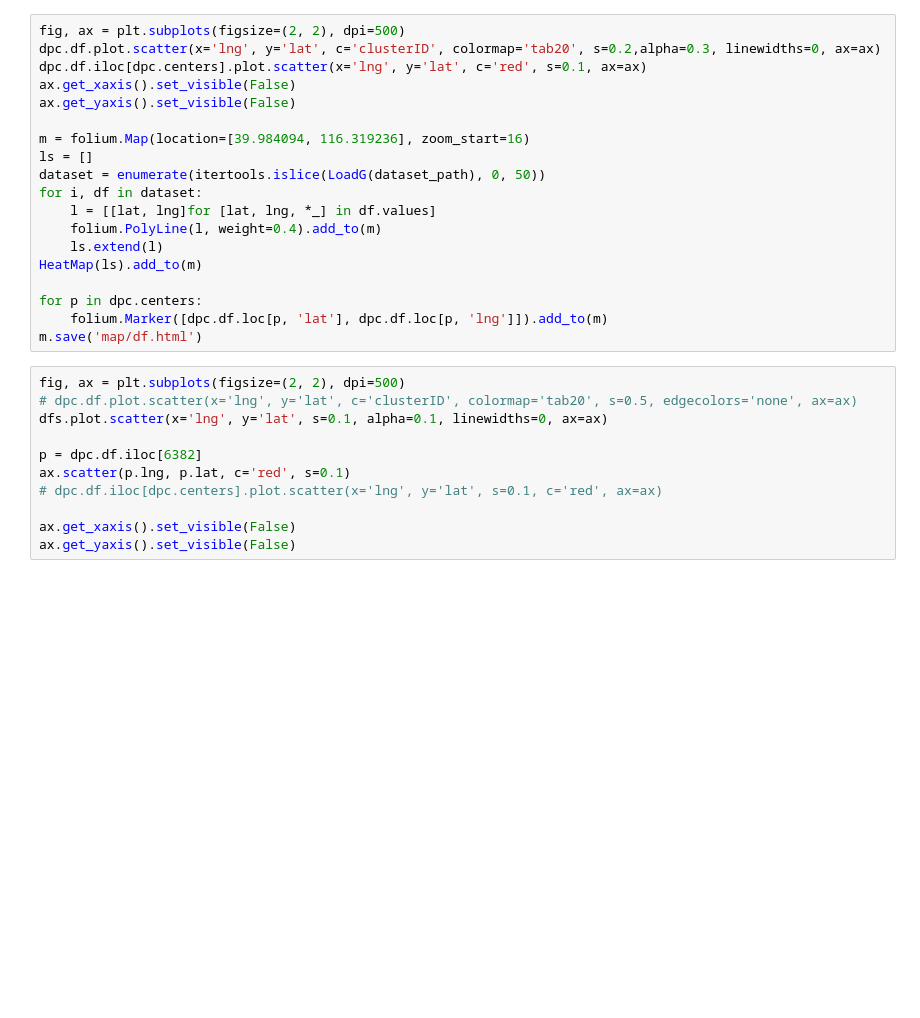
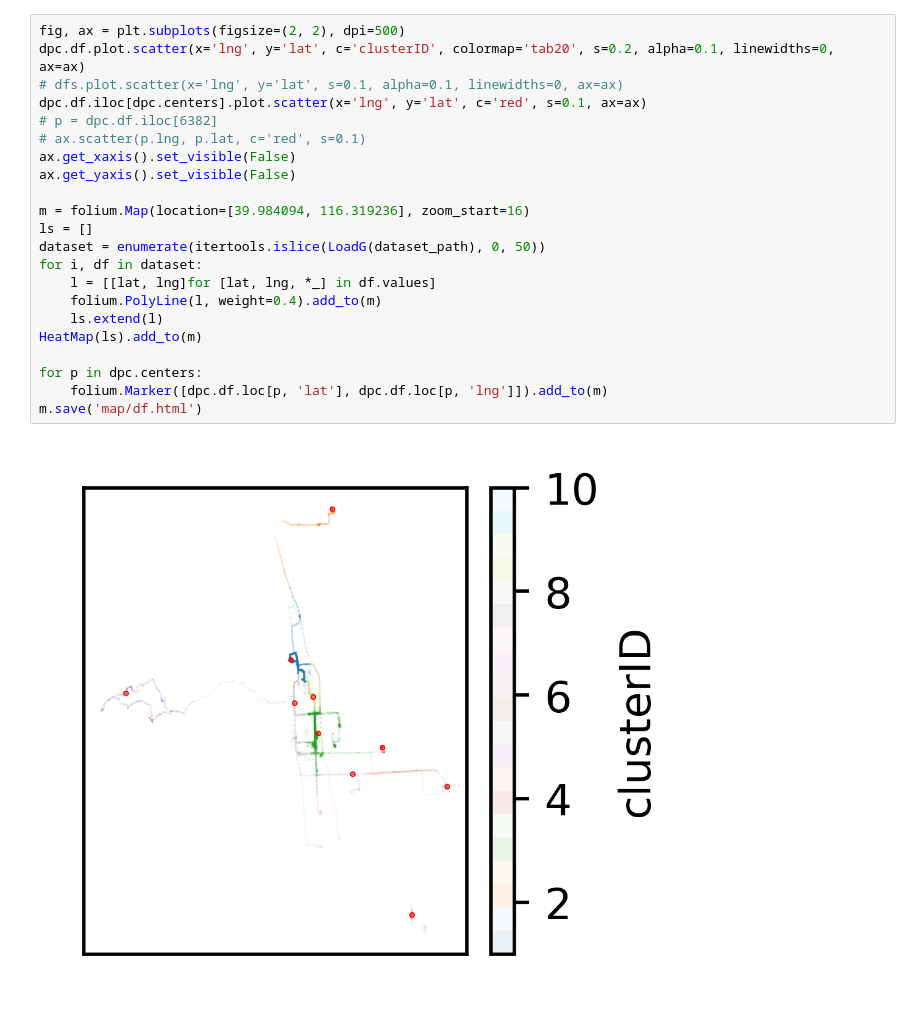
Before and after one commit to KEAE12315/flotation_old, a Jupyter notebook: test.ipynb, the cells around one changed output. Cells and saved outputs as stored; diff of their text form; blank space fills up the shorter version.

```diff
--- a/test.ipynb
+++ b/test.ipynb
@@ -62,30 +266,24 @@ dpc.cluster()
 # %%
 fig, ax = plt.subplots(figsize=(2, 2), dpi=500)
-dpc.df.plot.scatter(x='lng', y='lat', c='clusterID', colormap='tab20', s=0.2,alpha=0.3, linewidths=0, ax=ax)
+dpc.df.plot.scatter(x='lng', y='lat', c='clusterID', colormap='tab20', s=0.2, alpha=0.1, linewidths=0, ax=ax)
+# dfs.plot.scatter(x='lng', y='lat', s=0.1, alpha=0.1, linewidths=0, ax=ax)
 dpc.df.iloc[dpc.centers].plot.scatter(x='lng', y='lat', c='red', s=0.1, ax=ax)
+# p = dpc.df.iloc[6382]
+# ax.scatter(p.lng, p.lat, c='red', s=0.1)
 ax.get_xaxis().set_visible(False)
 ax.get_yaxis().set_visible(False)
 
 m = folium.Map(location=[39.984094, 116.319236], zoom_start=16)
 ls = []
 dataset = enumerate(itertools.islice(LoadG(dataset_path), 0, 50))
 for i, df in dataset:
     l = [[lat, lng]for [lat, lng, *_] in df.values]
     folium.PolyLine(l, weight=0.4).add_to(m)
     ls.extend(l)
 HeatMap(ls).add_to(m)
 
 for p in dpc.centers:
     folium.Marker([dpc.df.loc[p, 'lat'], dpc.df.loc[p, 'lng']]).add_to(m)
 m.save('map/df.html')
+# %% [output]
+[figure, added]
-# %%
-fig, ax = plt.subplots(figsize=(2, 2), dpi=500)
-# dpc.df.plot.scatter(x='lng', y='lat', c='clusterID', colormap='tab20', s=0.5, edgecolors='none', ax=ax)
-dfs.plot.scatter(x='lng', y='lat', s=0.1, alpha=0.1, linewidths=0, ax=ax)
-
-p = dpc.df.iloc[6382]
-ax.scatter(p.lng, p.lat, c='red', s=0.1)
-# dpc.df.iloc[dpc.centers].plot.scatter(x='lng', y='lat', s=0.1, c='red', ax=ax)
-
-ax.get_xaxis().set_visible(False)
-ax.get_yaxis().set_visible(False)
```
Also changed, not shown: parts of 15 cells of this notebook, 11 other files.
